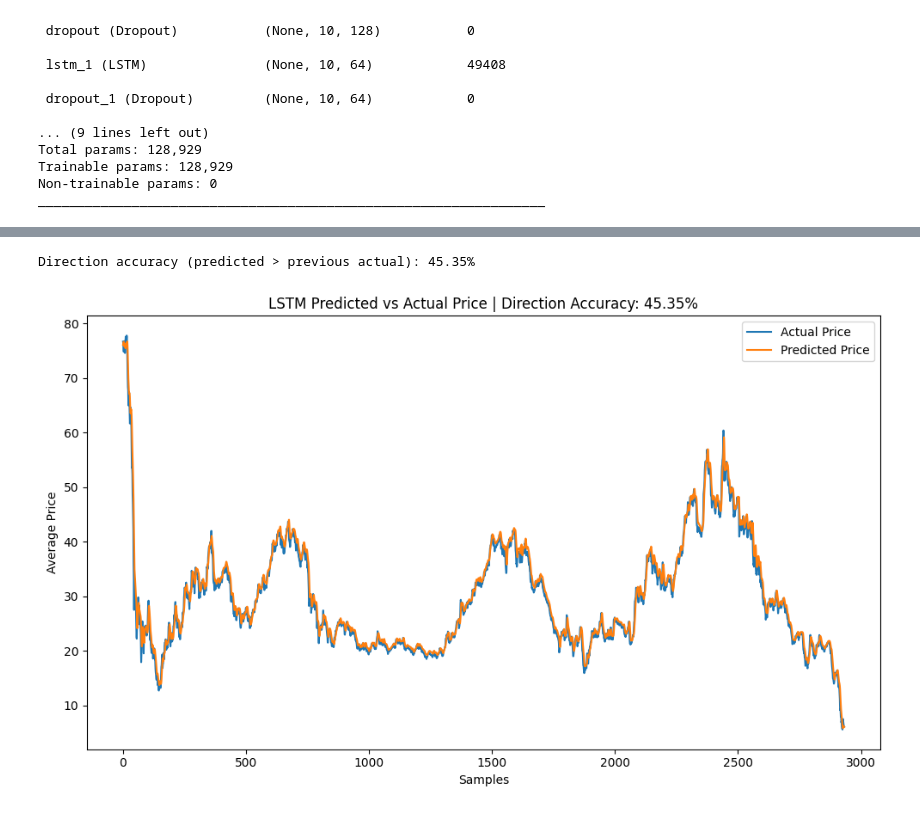
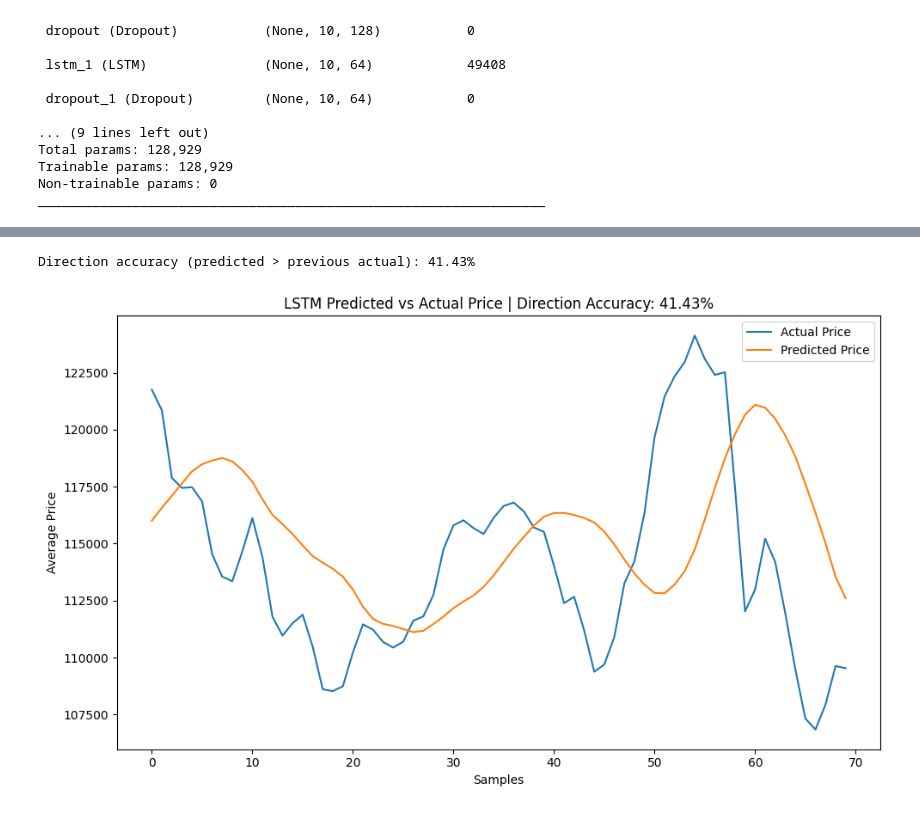
Before and after one commit to Saad-Manda/InterIIT-Sample-PS, a Jupyter notebook: notebooks/train.ipynb, the cells around one changed output, grey strips where cells are left out. Drawn from its saved outputs; the diff is of its cells as text; code cells hidden in the pictures.

```diff
--- a/notebooks/train.ipynb
+++ b/notebooks/train.ipynb
@@ -114,3 +113,7 @@ predicted = scaler_y.inverse_transform(pred_scaled.reshape(-1, 1)).flatten()
 # %%
 prev_scaled = X_test.reshape(X_test.shape[0], window_size)[:, -1].reshape(-1, 1)
 prev_actuals = scaler_X.inverse_transform(prev_scaled).flatten()
+# %%
+predictions_on_true_test = predicted[window_size:]
+actuals_on_true_test = y_test[window_size:]
+prev_actuals_true_test = prev_actuals[window_size:]
@@ -117,20 +123,17 @@ prev_actuals = scaler_X.inverse_transform(prev_scaled).flatten()
 # %%
-pred_dir_binary = (predicted > prev_actuals).astype(int)
-actual_dir_binary = (y_test > prev_actuals).astype(int)
-
 direction_accuracy = (pred_dir_binary == actual_dir_binary).mean() * 100
 print(f"Direction accuracy (predicted > previous actual): {direction_accuracy:.2f}%")
 # %% [output]
-Direction accuracy (predicted > previous actual): 45.35%
+Direction accuracy (predicted > previous actual): 41.43%
 # %%
 plt.figure(figsize=(10, 6))
-plt.plot(y_test, label="Actual Price")
-plt.plot(predicted, label="Predicted Price")
+plt.plot(actuals_on_true_test, label="Actual Price")
+plt.plot(predictions_on_true_test, label="Predicted Price")
 plt.title(f"LSTM Predicted vs Actual Price | Direction Accuracy: {direction_accuracy:.2f}%")
 plt.xlabel("Samples")
 plt.ylabel("Average Price")
 plt.legend()
 plt.tight_layout()
 plt.show()
 # %% [output]
-[figure, old version]
+[figure, new version]
```
Also changed, not shown: parts of 7 cells of this notebook, 7 other files.
